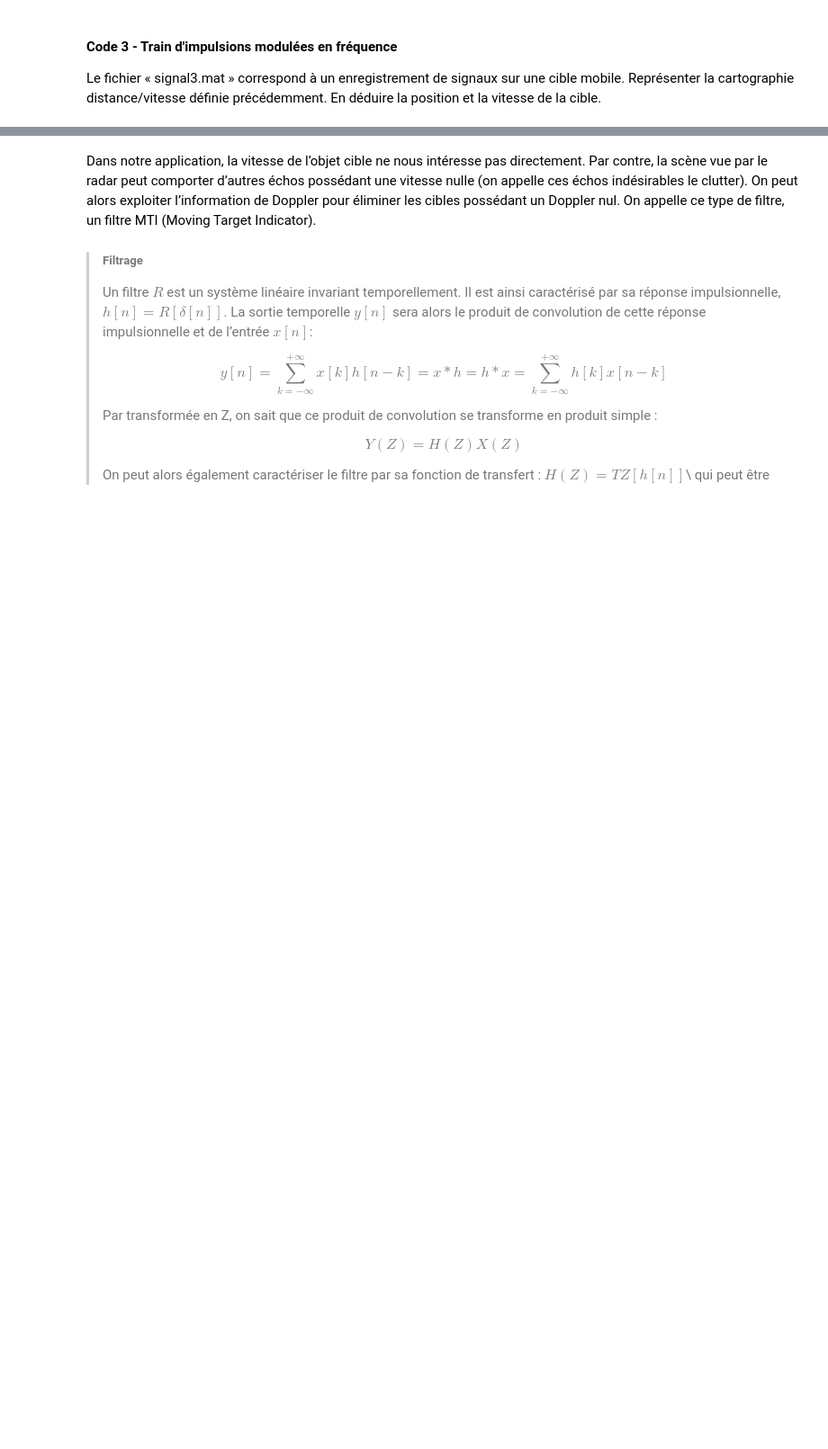
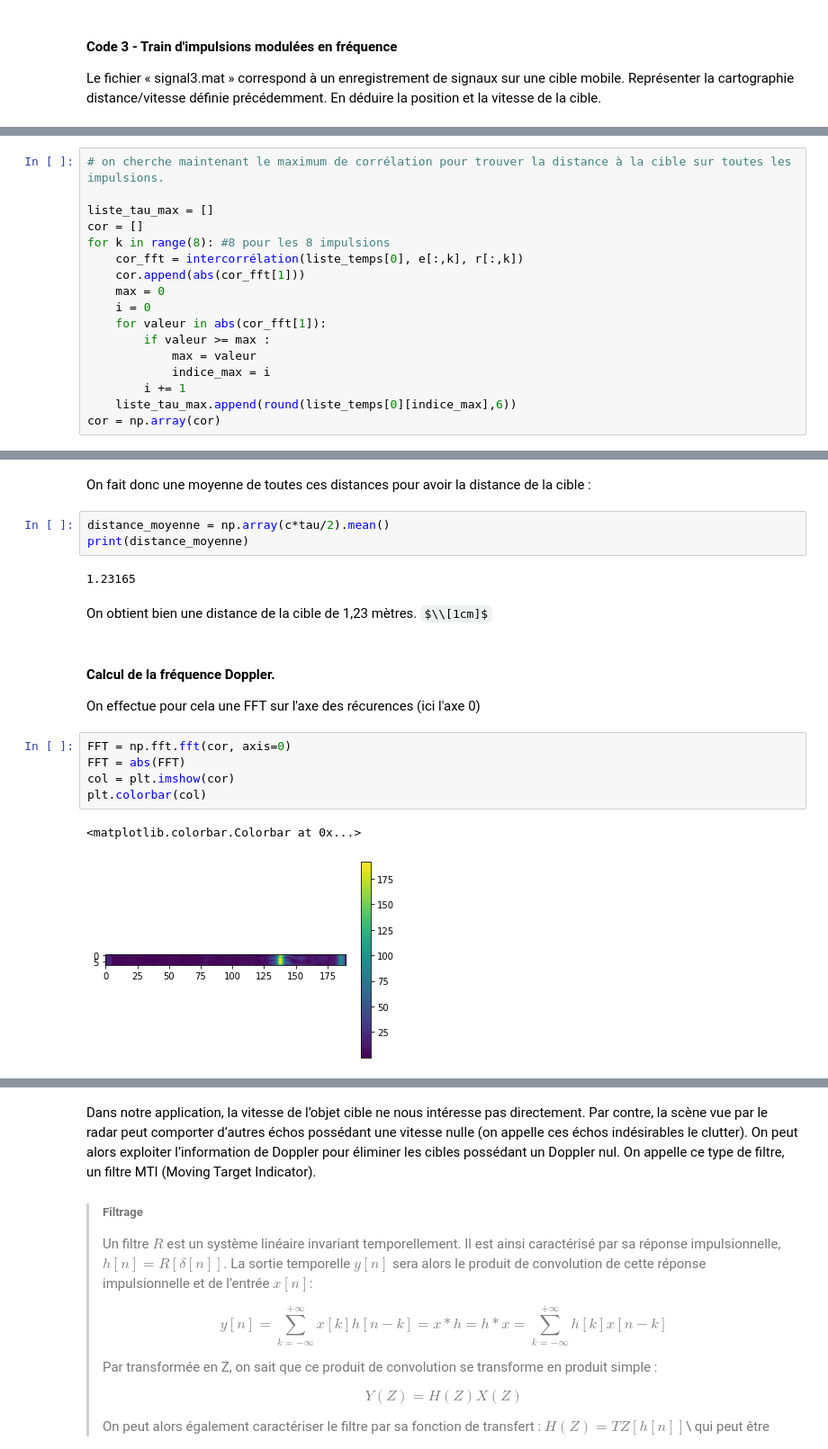
Before and after one commit to martin5555555555/traitementdusignal, a Jupyter notebook: mini_projet_radar.ipynb, the cells around one changed output, grey strips where cells are left out. Shown: that part at 90% size. Drawn from its saved outputs; the diff is of its cells as text; some formulas as TeX source; blank space fills up the shorter version.

```diff
--- a/mini_projet_radar.ipynb
+++ b/mini_projet_radar.ipynb
@@ -737,0 +736,17 @@ title(None)
+# %%
+# on cherche maintenant le maximum de corrélation pour trouver la distance à la cible sur toutes les impulsions.
+
+liste_tau_max = []
+cor = []
+for k in range(8): #8 pour les 8 impulsions
+    cor_fft = intercorrélation(liste_temps[0], e[:,k], r[:,k])
+    cor.append(abs(cor_fft[1]))
+    max = 0
+    i = 0
+    for valeur in abs(cor_fft[1]):
+        if valeur >= max :
+            max = valeur
+            indice_max = i
+        i += 1
+    liste_tau_max.append(round(liste_temps[0][indice_max],6))
+cor = np.array(cor)
@@ -737,0 +767,21 @@ title(None)
+# %% [markdown]
+On fait donc une moyenne de toutes ces distances pour avoir la distance de la cible :
+# %%
+distance_moyenne = np.array(c*tau/2).mean()
+print(distance_moyenne)
+# %% [output]
+1.23165
+# %% [markdown]
+On obtient bien une distance de la cible de 1,23 mètres.
+$\\[1cm]$
+# %% [markdown]
+#### Calcul de la fréquence Doppler.
+On effectue pour cela une FFT sur l'axe des récurences (ici l'axe 0)
+# %%
+FFT = np.fft.fft(cor, axis=0)
+FFT = abs(FFT)
+col = plt.imshow(cor)
+plt.colorbar(col)
+# %% [output]
+<matplotlib.colorbar.Colorbar at 0x...>
+[figure, added]
```
Also changed, not shown: parts of 28 cells of this notebook.
